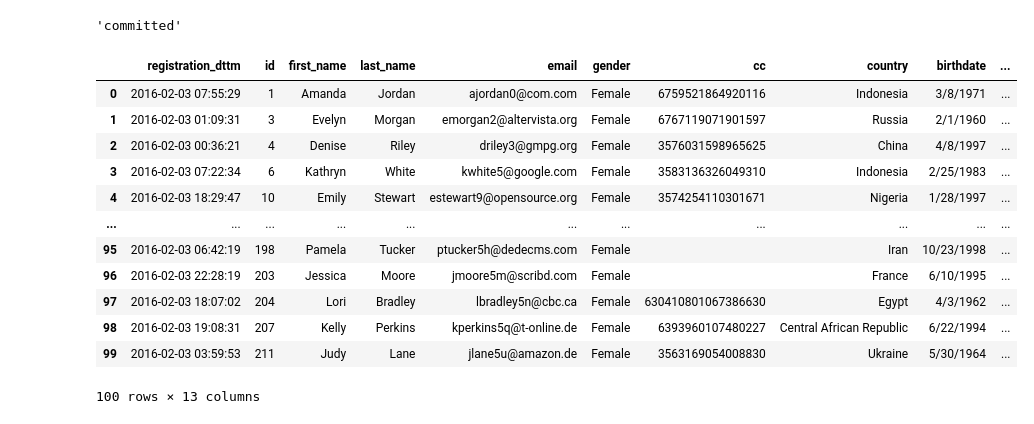
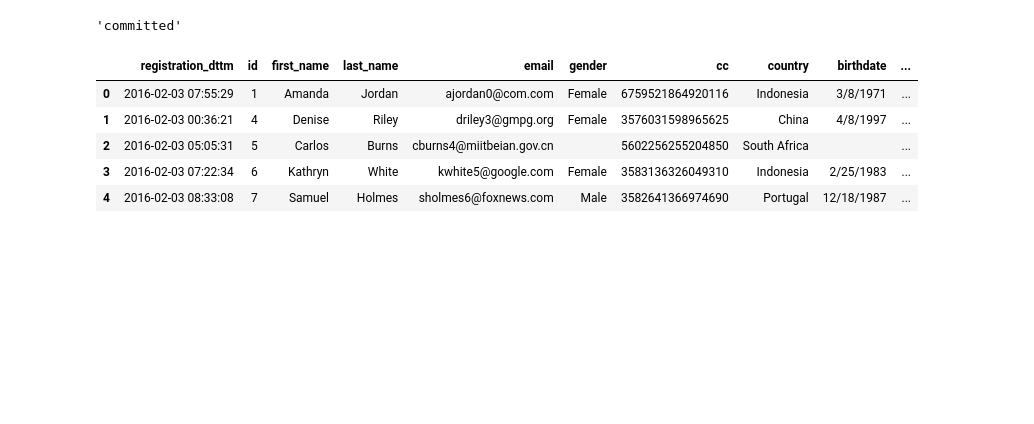
Before and after one commit to alwem82/Bigdata, a Jupyter notebook: governed_table/GovernedTable.ipynb, the cells around one changed output. Cells and saved outputs as stored; diff of their text form; code cells hidden in the pictures; blank space fills up the shorter version.

```diff
--- a/governed_table/GovernedTable.ipynb
+++ b/governed_table/GovernedTable.ipynb
@@ -302,21 +304,14 @@ transaction
 # %% [output]
 'committed'
 # %%
-df_val = wr.lakeformation.read_sql_query(
+df_del = wr.lakeformation.read_sql_query(
     sql=f"SELECT * FROM {'governed_demo_table'};",
     database='governed_demo')
-df_val.head(100)
+df_del.head()
 # %% [output]
 |  | registration_dttm | id | first_name | last_name | email | gender | cc | country | birthdate | ... |
 | 0 | 2016-02-03 07:55:29 | 1 | Amanda | Jordan | ajordan0@com.com | Female | 6759521864920116 | Indonesia | 3/8/1971 | ... |
-| 1 | 2016-02-03 01:09:31 | 3 | Evelyn | Morgan | emorgan2@altervista.org | Female | 6767119071901597 | Russia | 2/1/1960 | ... |
-| 2 | 2016-02-03 00:36:21 | 4 | Denise | Riley | driley3@gmpg.org | Female | 3576031598965625 | China | 4/8/1997 | ... |
+| 1 | 2016-02-03 00:36:21 | 4 | Denise | Riley | driley3@gmpg.org | Female | 3576031598965625 | China | 4/8/1997 | ... |
+| 2 | 2016-02-03 05:05:31 | 5 | Carlos | Burns | cburns4@miitbeian.gov.cn |  | 5602256255204850 | South Africa |  | ... |
 | 3 | 2016-02-03 07:22:34 | 6 | Kathryn | White | kwhite5@google.com | Female | 3583136326049310 | Indonesia | 2/25/1983 | ... |
-| 4 | 2016-02-03 18:29:47 | 10 | Emily | Stewart | estewart9@opensource.org | Female | 3574254110301671 | Nigeria | 1/28/1997 | ... |
-| ... | ... | ... | ... | ... | ... | ... | ... | ... | ... | ... |
-| 95 | 2016-02-03 06:42:19 | 198 | Pamela | Tucker | ptucker5h@dedecms.com | Female |  | Iran | 10/23/1998 | ... |
-| 96 | 2016-02-03 22:28:19 | 203 | Jessica | Moore | jmoore5m@scribd.com | Female |  | France | 6/10/1995 | ... |
-| 97 | 2016-02-03 18:07:02 | 204 | Lori | Bradley | lbradley5n@cbc.ca | Female | 630410801067386630 | Egypt | 4/3/1962 | ... |
-| 98 | 2016-02-03 19:08:31 | 207 | Kelly | Perkins | kperkins5q@t-online.de | Female | 6393960107480227 | Central African Republic | 6/22/1994 | ... |
-| 99 | 2016-02-03 03:59:53 | 211 | Judy | Lane | jlane5u@amazon.de | Female | 3563169054008830 | Ukraine | 5/30/1964 | ... |
+| 4 | 2016-02-03 08:33:08 | 7 | Samuel | Holmes | sholmes6@foxnews.com | Male | 3582641366974690 | Portugal | 12/18/1987 | ... |
-100 rows × 13 columns
```
Also changed, not shown: parts of 15 cells of this notebook.
